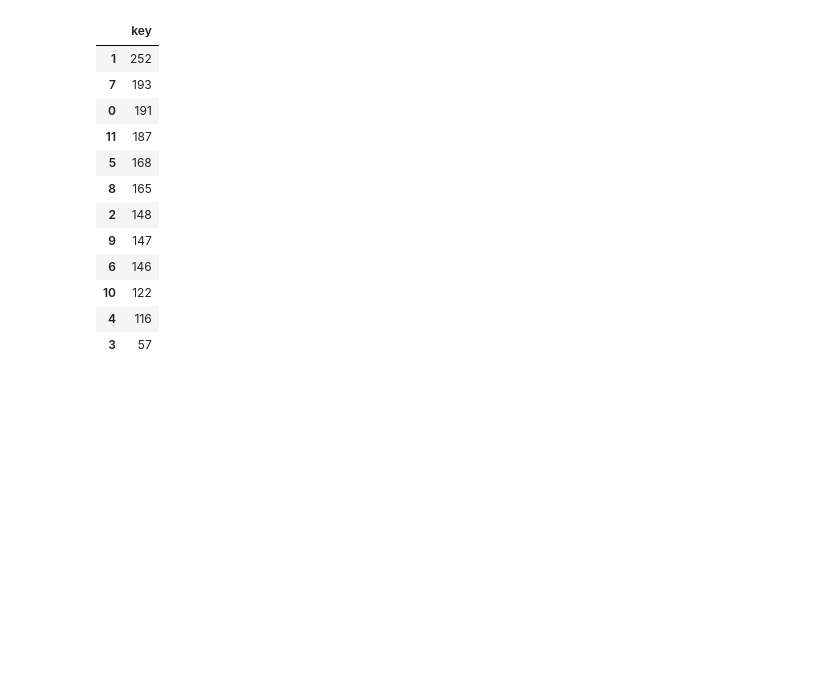
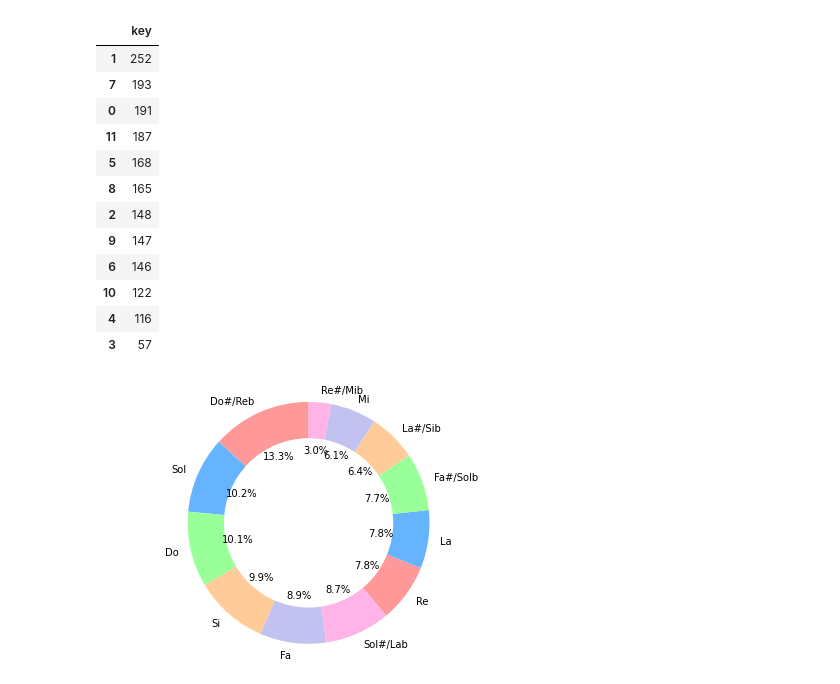
Before and after one commit to semilun4/Data-Science, a Jupyter notebook: Proyecto_DS1.ipynb, the cells around one changed output. Saved outputs shown, nothing was run; the diff lists cells and outputs as text; code cells hidden in the pictures; blank space fills up the shorter version.

```diff
--- a/Proyecto_DS1.ipynb
+++ b/Proyecto_DS1.ipynb
@@ -433,6 +428,6 @@ Name: artist, dtype: object
 # %%
-mode_100 = pd.DataFrame(data['key'].value_counts())
-mode_100
+keydf = pd.DataFrame(data['key'].value_counts())
+keydf
 # %% [output]
 |  | key |
 | 1 | 252 |
@@ -449,0 +448,23 @@ mode_100
+# %%
+keys = ['Do#/Reb','Sol','Do','Si','Fa','Sol#/Lab','Re','La','Fa#/Solb','La#/Sib','Mi','Re#/Mib']
+values = list(keydf['key'])
+# %%
+#colors
+colors = ['#ff9999','#66b3ff','#99ff99','#ffcc99','#c2c2f0','#ffb3e6',
+          '#ff9999','#66b3ff','#99ff99','#ffcc99','#c2c2f0','#ffb3e6']
+
+
+fig1, ax1 = plt.subplots()
+ax1.pie(values, colors = colors, labels=keys, autopct='%1.1f%%', startangle=90)
+
+#draw circle
+centre_circle = plt.Circle((0,0),0.70,fc='white')
+fig = plt.gcf()
+fig.gca().add_artist(centre_circle)
+
+# Equal aspect ratio ensures that pie is drawn as a circle
+ax1.axis('equal')
+plt.tight_layout()
+plt.show()
+# %% [output]
+[figure, added]
```
Also changed, not shown: parts of 5 cells of this notebook.
